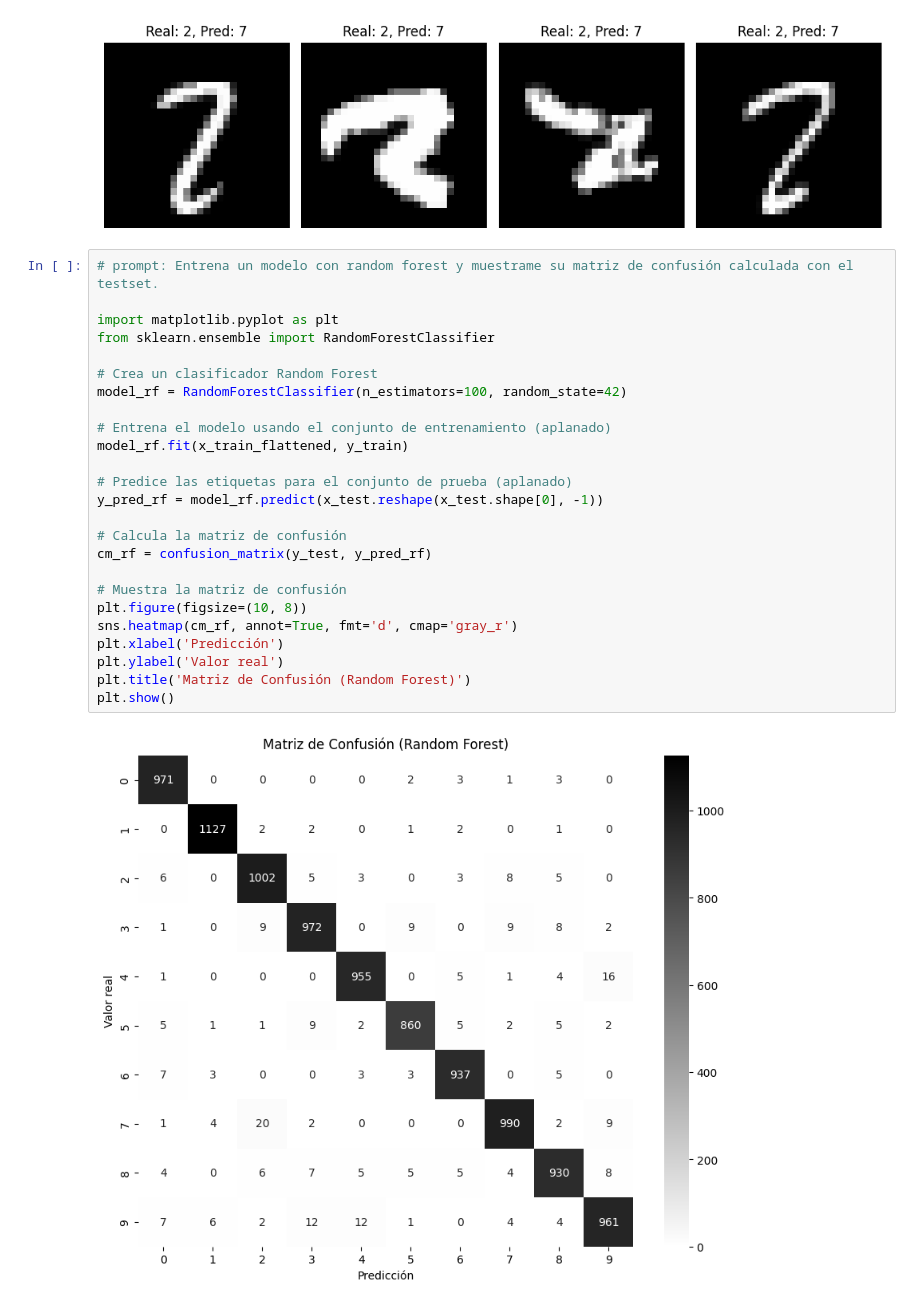
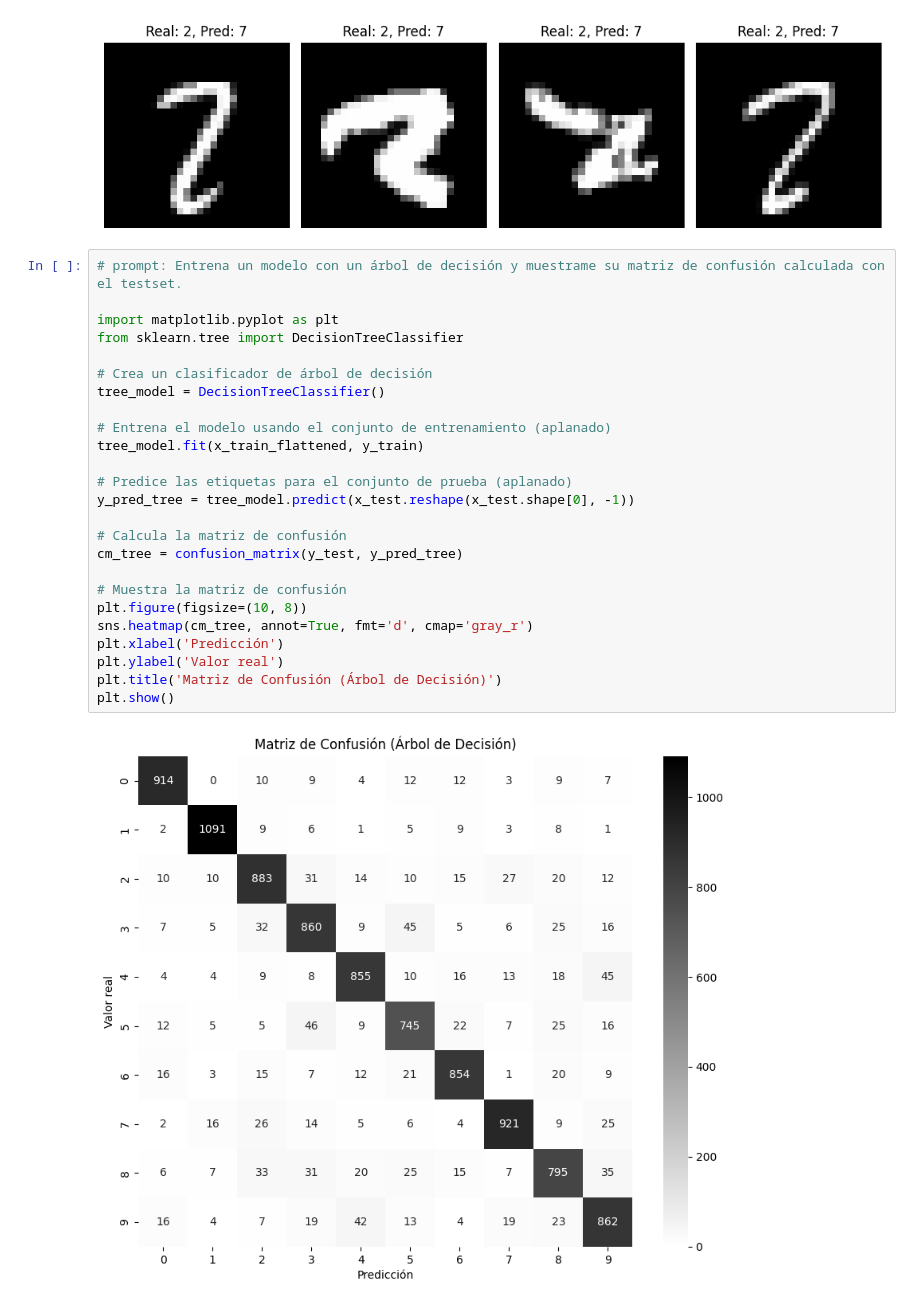
Before and after one commit to FranPuentes/iTI2025, a Jupyter notebook: 05 clasificación de imágenes.ipynb, the cells around one changed output. Drawn from its saved outputs; the diff is of its cells as text.

```diff
--- a/05 clasificación de imágenes.ipynb
+++ b/05 clasificación de imágenes.ipynb
@@ -315,32 +315,32 @@ plt.show()
 [figure]
 [figure]
 # %%
-# prompt: Entrena un modelo con random forest y muestrame su matriz de confusión calculada con el testset.
+# prompt: Entrena un modelo con un árbol de decisión y muestrame su matriz de confusión calculada con el testset.
 
 import matplotlib.pyplot as plt
-from sklearn.ensemble import RandomForestClassifier
+from sklearn.tree import DecisionTreeClassifier
 
-# Crea un clasificador Random Forest
-model_rf = RandomForestClassifier(n_estimators=100, random_state=42)
+# Crea un clasificador de árbol de decisión
+tree_model = DecisionTreeClassifier()
 
 # Entrena el modelo usando el conjunto de entrenamiento (aplanado)
-model_rf.fit(x_train_flattened, y_train)
+tree_model.fit(x_train_flattened, y_train)
 
 # Predice las etiquetas para el conjunto de prueba (aplanado)
-y_pred_rf = model_rf.predict(x_test.reshape(x_test.shape[0], -1))
+y_pred_tree = tree_model.predict(x_test.reshape(x_test.shape[0], -1))
 
 # Calcula la matriz de confusión
-cm_rf = confusion_matrix(y_test, y_pred_rf)
+cm_tree = confusion_matrix(y_test, y_pred_tree)
 
 # Muestra la matriz de confusión
 plt.figure(figsize=(10, 8))
-sns.heatmap(cm_rf, annot=True, fmt='d', cmap='gray_r')
+sns.heatmap(cm_tree, annot=True, fmt='d', cmap='gray_r')
 plt.xlabel('Predicción')
 plt.ylabel('Valor real')
-plt.title('Matriz de Confusión (Random Forest)')
+plt.title('Matriz de Confusión (Árbol de Decisión)')
 plt.show()
 # %% [output]
-[figure, old version]
+[figure, new version]
 # %%
 # prompt: Qué precisión obtiene? para cada dígito y el promedio.
 
```
Also changed, not shown: parts of 1 cell of this notebook, 1 other file.
